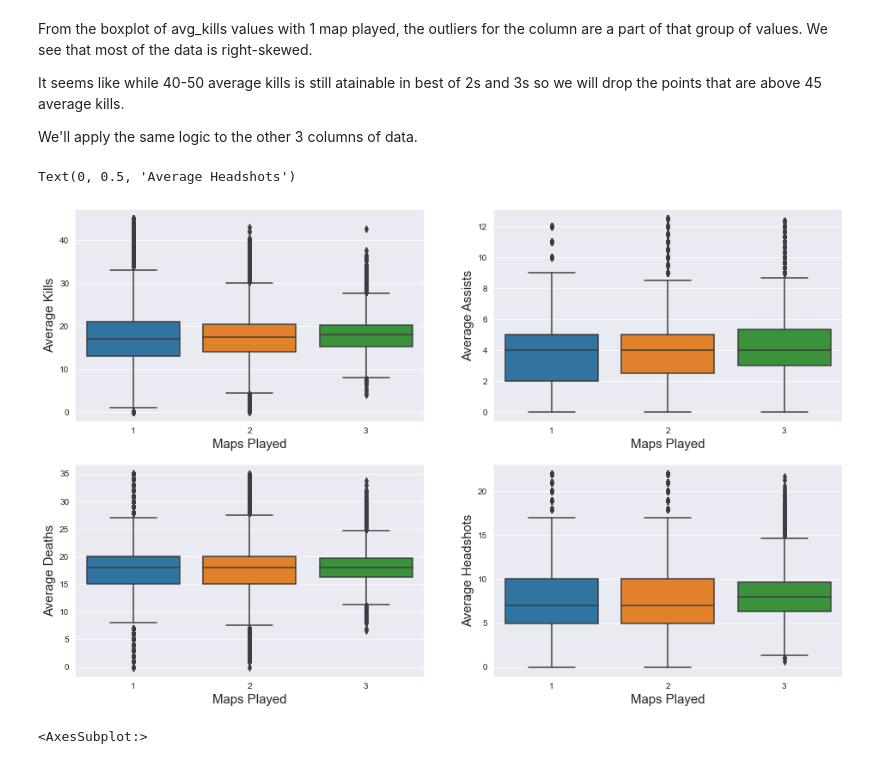
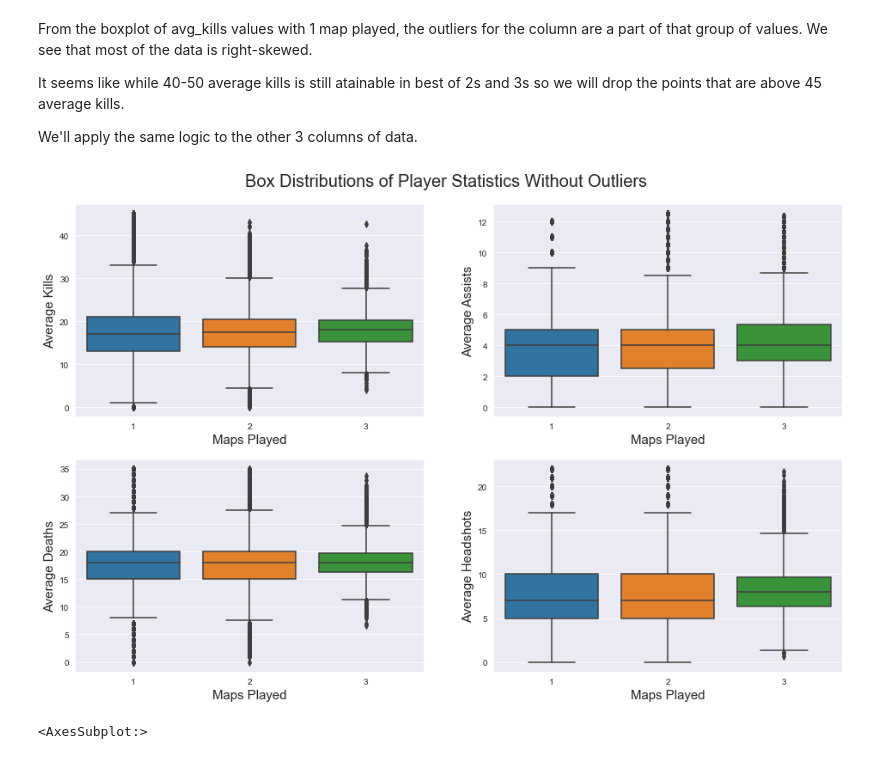
Before and after one commit to tahashahab/competitive_csgo, a Jupyter notebook: csgo_players.ipynb, the cells around one changed output. Cells and saved outputs as stored; diff of their text form; code cells hidden in the pictures.

```diff
--- a/csgo_players.ipynb
+++ b/csgo_players.ipynb
@@ -238,24 +217,27 @@ players.drop(players[players['avg_deaths'] > 35].index, inplace=True)
 players.drop(players[players['avg_hs'] > 22.5].index, inplace=True)
 # %%
 f, ax = plt.subplots(2, 2, figsize=(16,10))
+f.suptitle('Box Distributions of Player Statistics Without Outliers', y=.93, fontsize=20)
+
 sns.boxplot(x=players['maps_played'], y=players['avg_kills'], ax=ax[0,0])
 ax[0,0].set_xlabel('Maps Played', fontsize=15)
 ax[0,0].set_ylabel('Average Kills', fontsize=15)
 
 sns.boxplot(x=players['maps_played'], y=players['avg_assists'], ax=ax[0,1])
 ax[0,1].set_xlabel('Maps Played', fontsize=15)
 ax[0,1].set_ylabel('Average Assists', fontsize=15)
 
 sns.boxplot(x=players['maps_played'], y=players['avg_deaths'], ax=ax[1,0])
 ax[1,0].set_xlabel('Maps Played', fontsize=15)
 ax[1,0].set_ylabel('Average Deaths', fontsize=15)
 
 sns.boxplot(x=players['maps_played'], y=players['avg_hs'], ax=ax[1,1])
 ax[1,1].set_xlabel('Maps Played', fontsize=15)
 ax[1,1].set_ylabel('Average Headshots', fontsize=15)
+
+plt.show()
 # %% [output]
-Text(0, 0.5, 'Average Headshots')
-[figure, old version]
+[figure, new version]
 # %%
 sns.heatmap(players[['avg_kills', 'avg_assists', 'avg_deaths', 'avg_hs']].corr())
 # %% [output]
```
Also changed, not shown: parts of 6 cells of this notebook.
